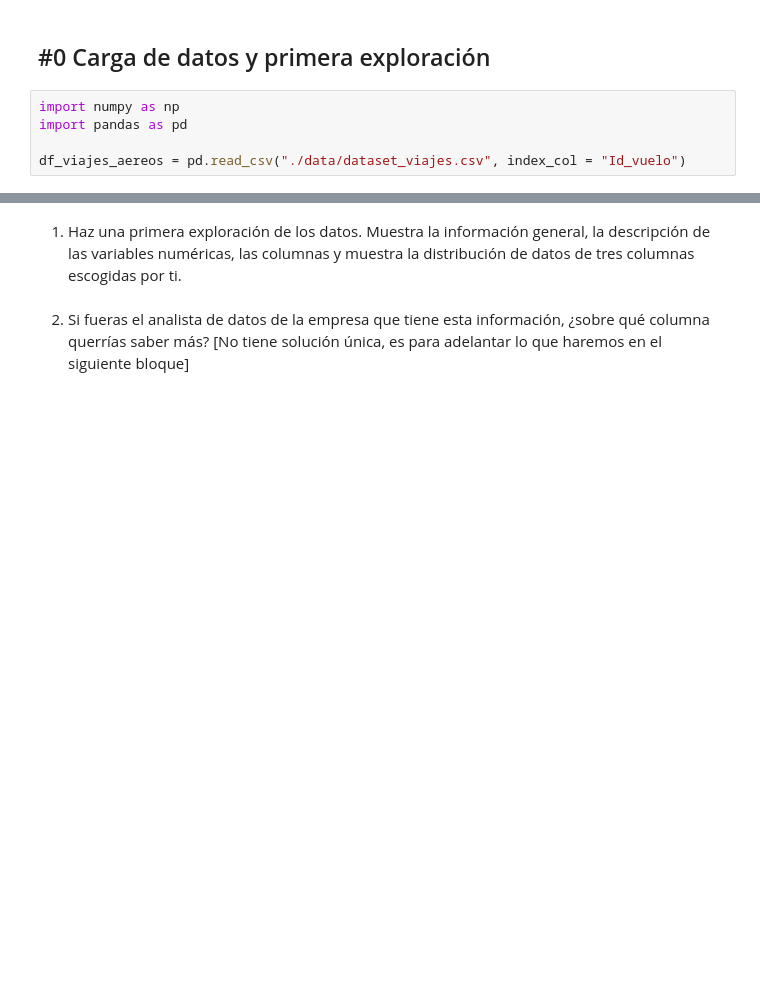
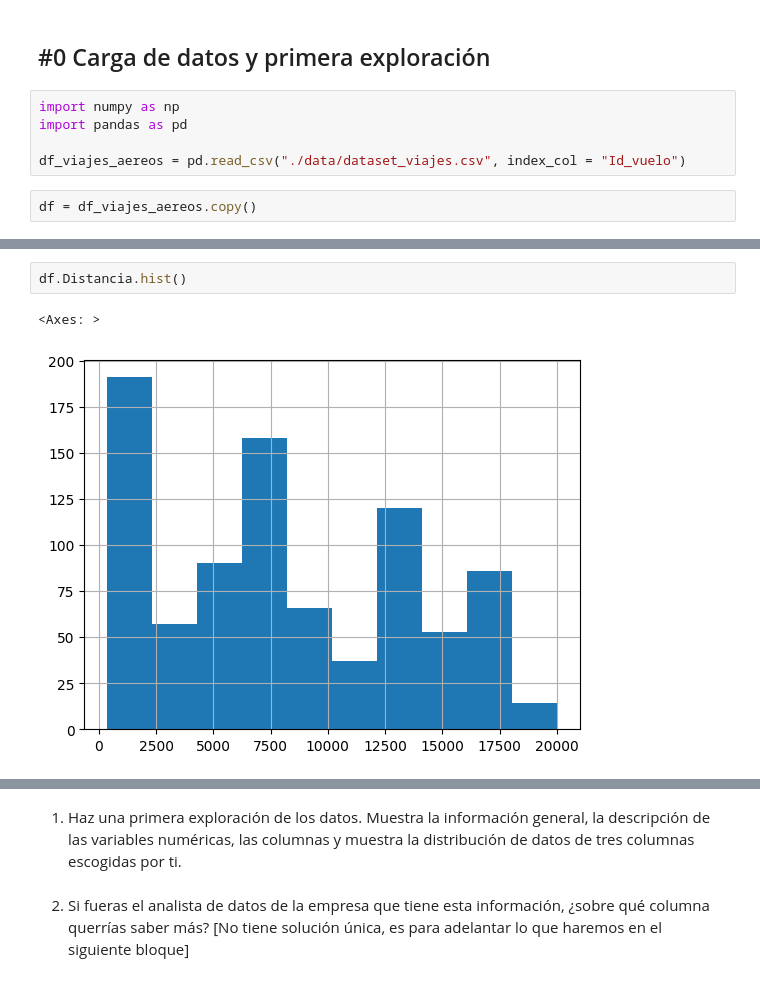
Before and after one commit to Angie-are/ONLINE_DS_THEBRIDGE_CURSO, a Jupyter notebook: 02_Programacion_y_Herramientas_Avanzadas/Sprint_04/Unidad_02/Practica_Obligatoria/18_Practica_Obligatoria_Pandas_II.ipynb, the cells around one changed output, grey strips where cells are left out. Cells and saved outputs as stored; diff of their text form; blank space fills up the shorter version.

```diff
--- a/02_Programacion_y_Herramientas_Avanzadas/Sprint_04/Unidad_02/Practica_Obligatoria/18_Practica_Obligatoria_Pandas_II.ipynb
+++ b/02_Programacion_y_Herramientas_Avanzadas/Sprint_04/Unidad_02/Practica_Obligatoria/18_Practica_Obligatoria_Pandas_II.ipynb
@@ -16,3 +16,5 @@ import numpy as np
 import pandas as pd
 
 df_viajes_aereos = pd.read_csv("./data/dataset_viajes.csv", index_col = "Id_vuelo")
+# %%
+df = df_viajes_aereos.copy()
@@ -18,0 +89,5 @@ df_viajes_aereos = pd.read_csv("./data/dataset_viajes.csv", index_col = "Id_vuel
+# %%
+df.Distancia.hist()
+# %% [output]
+<Axes: >
+[figure, added]
```
Also changed, not shown: parts of 90 cells of this notebook.
